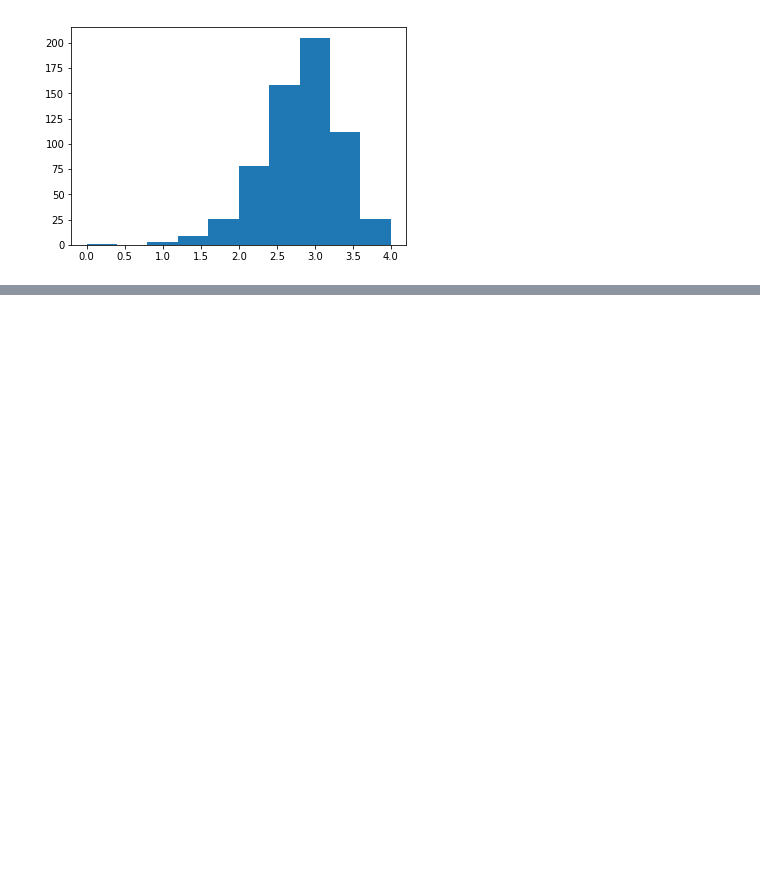
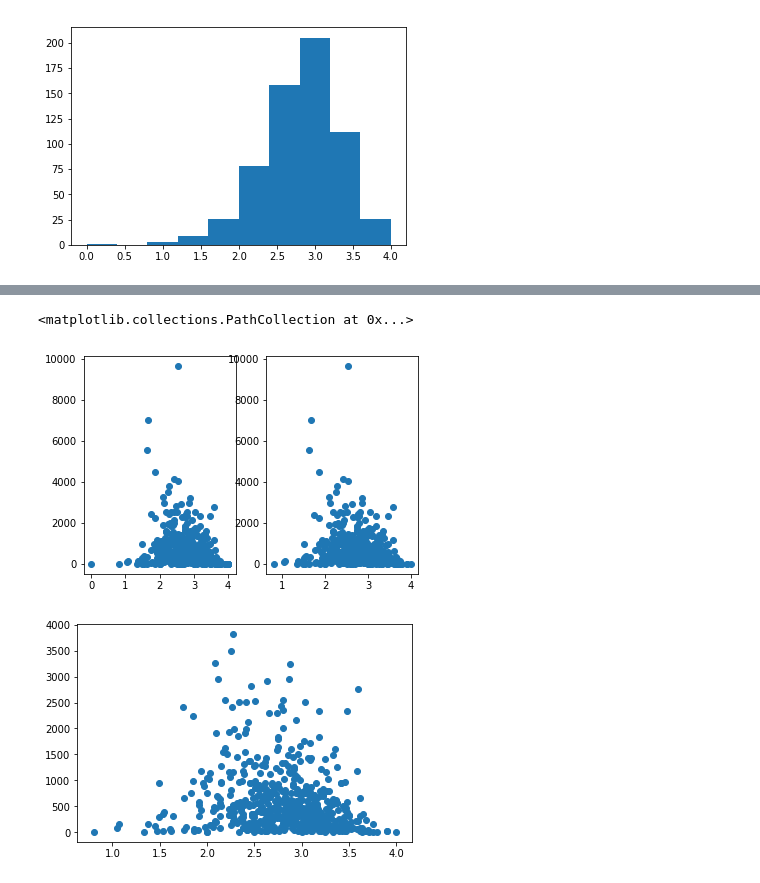
Before and after one commit to charles-tan/POCA, a Jupyter notebook: notebooks/sentiment_result_analysis.ipynb, the cells around one changed output, grey strips where cells are left out. Saved outputs shown, nothing was run; the diff lists cells and outputs as text; code cells hidden in the pictures; blank space fills up the shorter version.

```diff
--- a/notebooks/sentiment_result_analysis.ipynb
+++ b/notebooks/sentiment_result_analysis.ipynb
@@ -69,0 +68,18 @@ axs.hist(dem_df[dem_df['num_tweets'] >= 10].sentiment)
+# %%
+fig, (axs1, axs2) = plt.subplots(1, 2)
+t_dem_df = dem_df[dem_df['num_tweets'] >= 0]
+x, y = t_dem_df['sentiment'], t_dem_df['num_tweets']
+axs1.scatter(x, y)
+t_dem_df = dem_df[dem_df['num_tweets'] >= 5]
+x, y = t_dem_df['sentiment'], t_dem_df['num_tweets']
+axs2.scatter(x, y)
+
+dem_df = dem_df[(dem_df['num_tweets'] >= 5) & (dem_df['num_tweets'] <= 4000)]
+
+fig, axs = plt.subplots(1)
+x, y = dem_df['sentiment'], dem_df['num_tweets']
+axs.scatter(x, y)
+# %% [output]
+<matplotlib.collections.PathCollection at 0x...>
+[figure, added]
+[figure, added]
```
Also changed, not shown: parts of 46 cells of this notebook, 5 other files.
